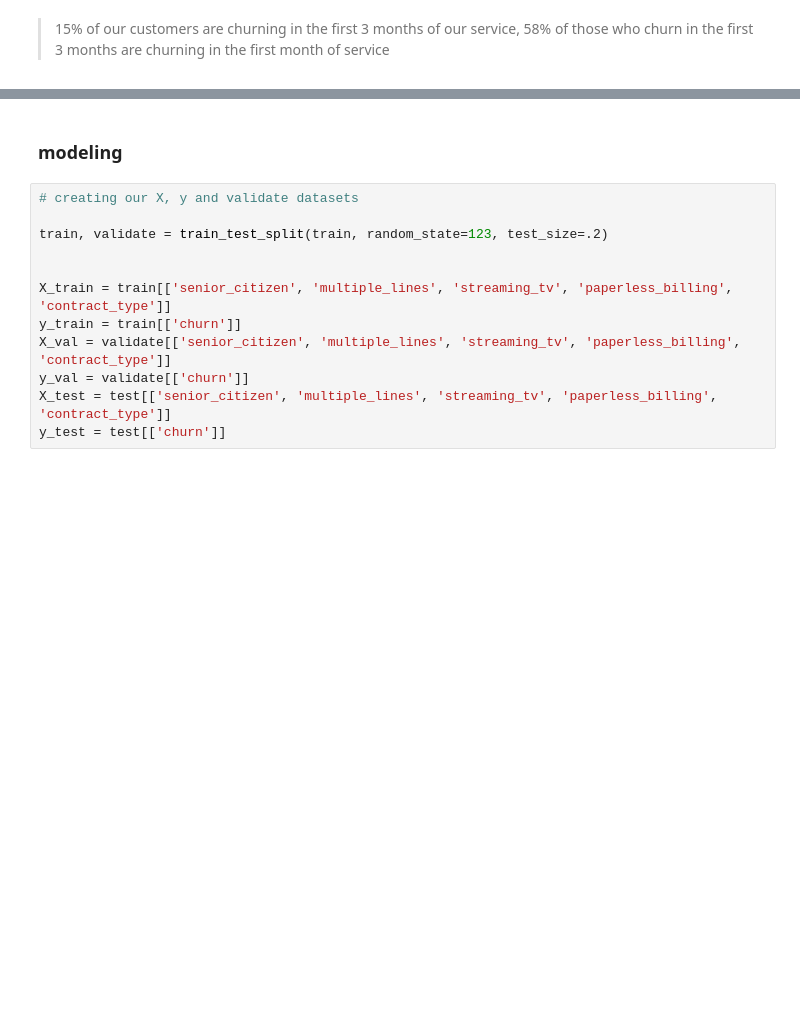
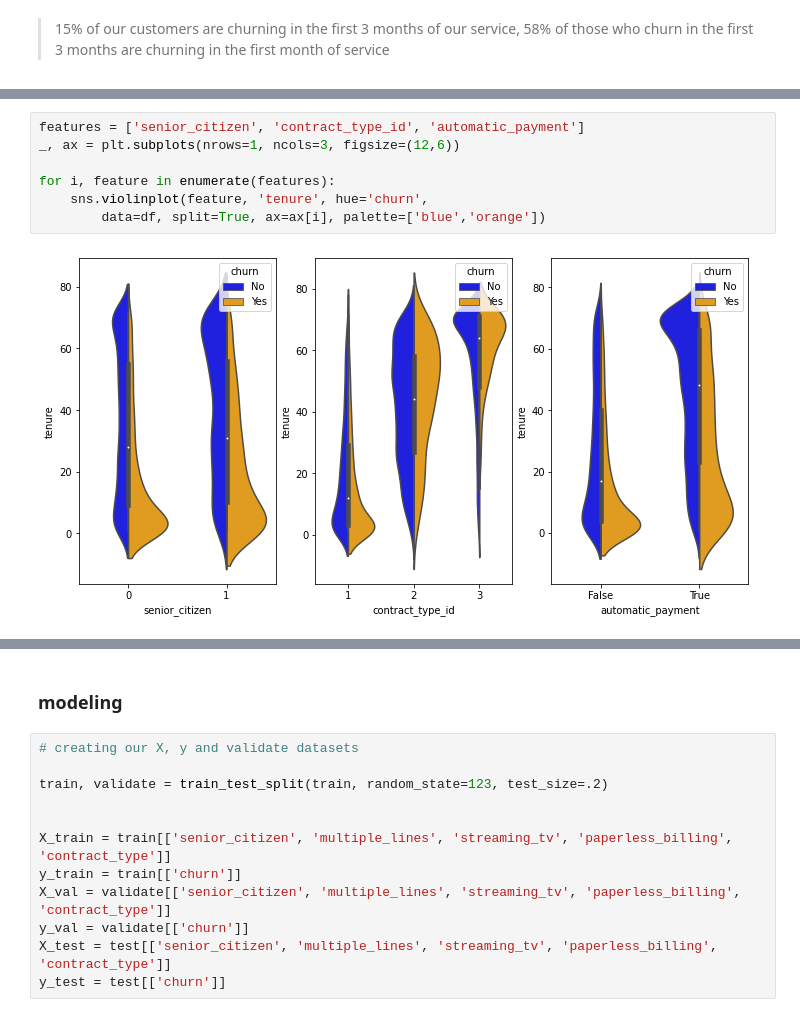
Before and after one commit to Corn-Shipps/predicting_telco_churn, a Jupyter notebook: JeremyNotes.ipynb, the cells around one changed output, grey strips where cells are left out. Drawn from its saved outputs; the diff is of its cells as text; blank space fills up the shorter version.

```diff
--- a/JeremyNotes.ipynb
+++ b/JeremyNotes.ipynb
@@ -233,0 +317,9 @@ sns.distplot
+# %%
+features = ['senior_citizen', 'contract_type_id', 'automatic_payment']
+_, ax = plt.subplots(nrows=1, ncols=3, figsize=(12,6))
+
+for i, feature in enumerate(features):
+    sns.violinplot(feature, 'tenure', hue='churn',
+        data=df, split=True, ax=ax[i], palette=['blue','orange'])
+# %% [output]
+[figure, added]
```
Also changed, not shown: parts of 25 cells of this notebook.
